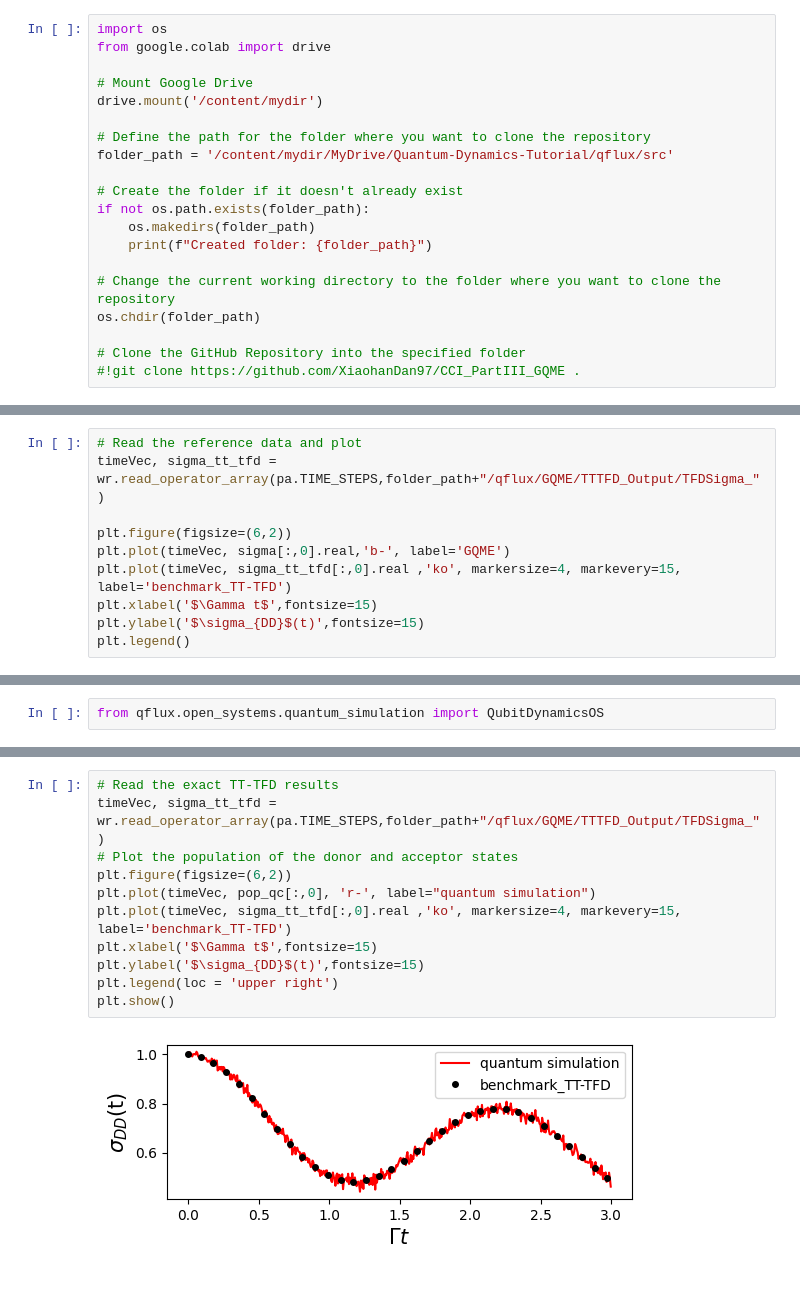
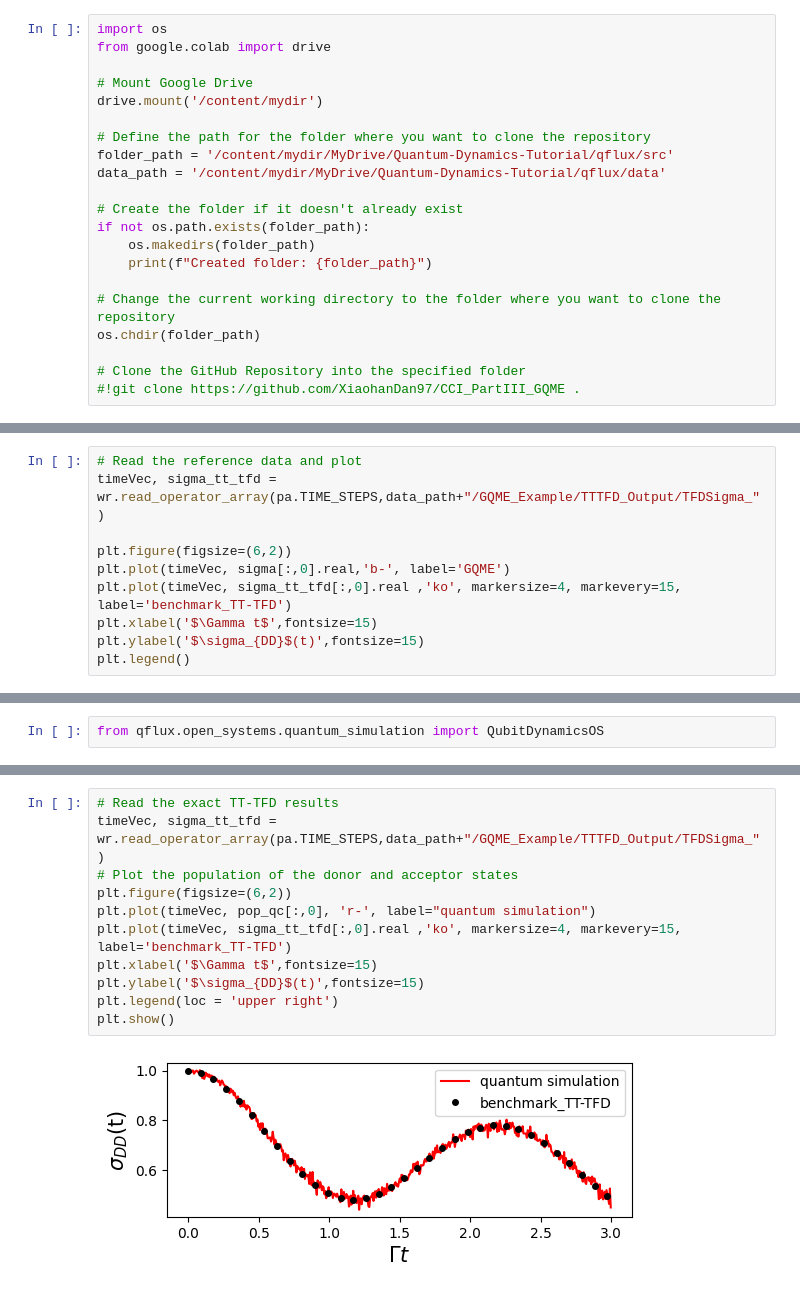
Before and after one commit to batistagroup/qflux, a Jupyter notebook: demos/Part_IV_qflux.ipynb, the cells around one changed output, grey strips where cells are left out. Cells and saved outputs as stored; diff of their text form.

```diff
--- a/demos/Part_IV_qflux.ipynb
+++ b/demos/Part_IV_qflux.ipynb
@@ -11,6 +11,7 @@ drive.mount('/content/mydir')
 
 # Define the path for the folder where you want to clone the repository
 folder_path = '/content/mydir/MyDrive/Quantum-Dynamics-Tutorial/qflux/src'
+data_path = '/content/mydir/MyDrive/Quantum-Dynamics-Tutorial/qflux/data'
 
 # Create the folder if it doesn't already exist
 if not os.path.exists(folder_path):
@@ -234,7 +235,7 @@ sigma = SBM.solve_gqme(kernel, pa.MEM_TIME)
 400
 # %%
 # Read the reference data and plot
-timeVec, sigma_tt_tfd = wr.read_operator_array(pa.TIME_STEPS,folder_path+"/qflux/GQME/TTTFD_Output/TFDSigma_")
+timeVec, sigma_tt_tfd = wr.read_operator_array(pa.TIME_STEPS,data_path+"/GQME_Example/TTTFD_Output/TFDSigma_")
 
 plt.figure(figsize=(6,2))
 plt.plot(timeVec, sigma[:,0].real,'b-', label='GQME')
@@ -288,14 +289,14 @@ Quantum simulation step 300
 Quantum simulation step 400
 # %%
 # Read the exact TT-TFD results
-timeVec, sigma_tt_tfd = wr.read_operator_array(pa.TIME_STEPS,folder_path+"/qflux/GQME/TTTFD_Output/TFDSigma_")
+timeVec, sigma_tt_tfd = wr.read_operator_array(pa.TIME_STEPS,data_path+"/GQME_Example/TTTFD_Output/TFDSigma_")
 # Plot the population of the donor and acceptor states
 plt.figure(figsize=(6,2))
 plt.plot(timeVec, pop_qc[:,0], 'r-', label="quantum simulation")
 plt.plot(timeVec, sigma_tt_tfd[:,0].real ,'ko', markersize=4, markevery=15, label='benchmark_TT-TFD')
 plt.xlabel('$\Gamma t$',fontsize=15)
 plt.ylabel('$\sigma_{DD}$(t)',fontsize=15)
 plt.legend(loc = 'upper right')
 plt.show()
 # %% [output]
-[figure, old version]
+[figure, new version]
```
Also changed, not shown: parts of 9 cells of this notebook, 41 other files.
